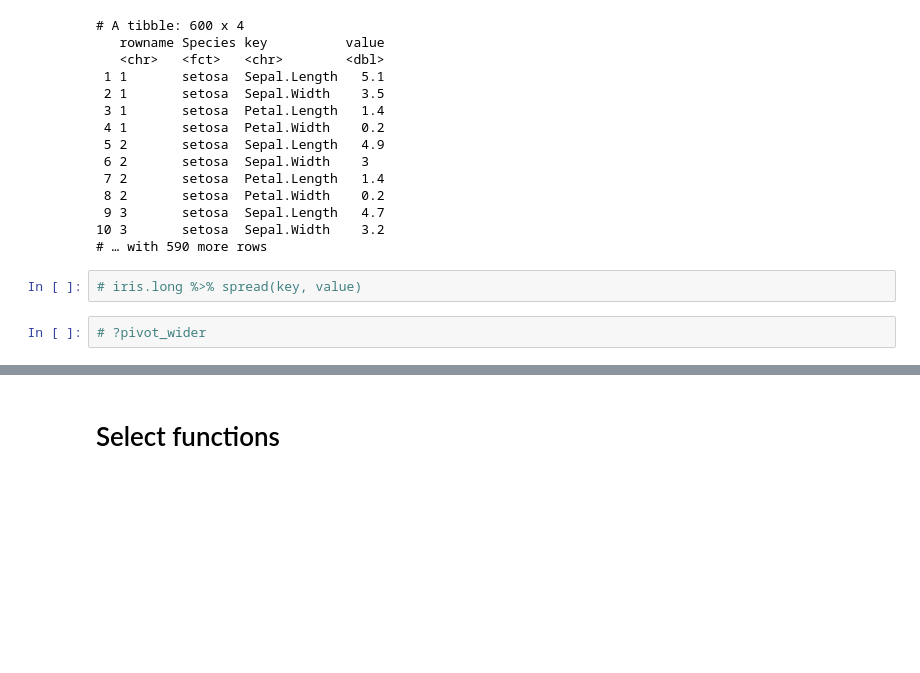
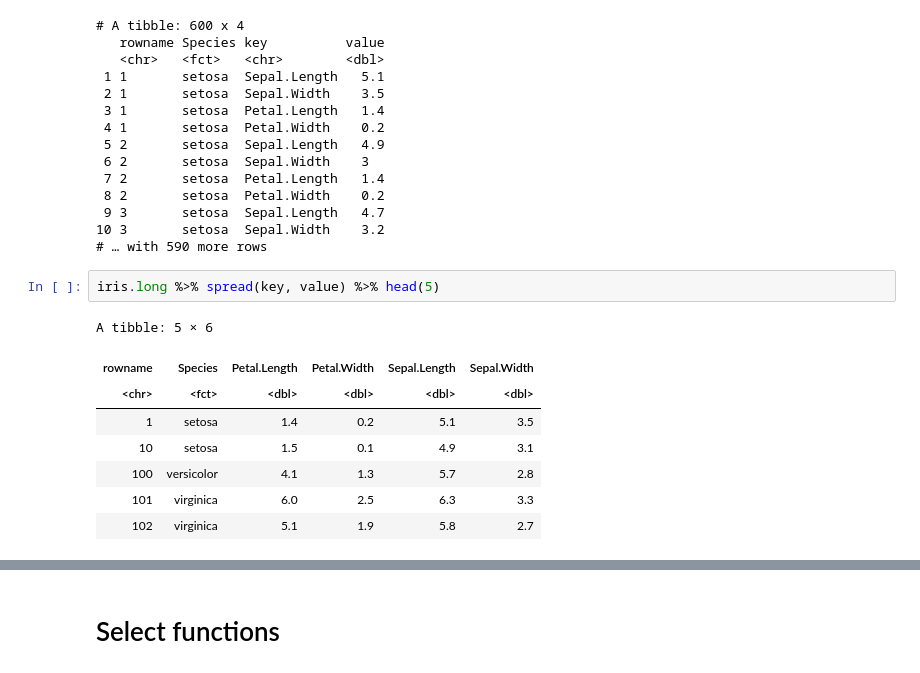
Before and after one commit to the-tanvan/BIOS512, a Jupyter notebook: class-materials/15_lecture_new_pivot_functions.ipynb, the cells around one changed output, grey strips where cells are left out. Cells and saved outputs as stored; diff of their text form; blank space fills up the shorter version.

```diff
--- a/class-materials/15_lecture_new_pivot_functions.ipynb
+++ b/class-materials/15_lecture_new_pivot_functions.ipynb
@@ -87,7 +172,14 @@ iris.long %>% print
 10 3       setosa  Sepal.Width    3.2
 # … with 590 more rows
 # %%
-# iris.long %>% spread(key, value)
+iris.long %>% spread(key, value) %>% head(5)
+# %% [output]
+A tibble: 5 × 6
+| rowname | Species | Petal.Length | Petal.Width | Sepal.Length | Sepal.Width |
+| <chr> | <fct> | <dbl> | <dbl> | <dbl> | <dbl> |
+| 1 | setosa | 1.4 | 0.2 | 5.1 | 3.5 |
+| 10 | setosa | 1.5 | 0.1 | 4.9 | 3.1 |
+| 100 | versicolor | 4.1 | 1.3 | 5.7 | 2.8 |
+| 101 | virginica | 6.0 | 2.5 | 6.3 | 3.3 |
+| 102 | virginica | 5.1 | 1.9 | 5.8 | 2.7 |
-# %%
-# ?pivot_wider
 # %%
```
Also changed, not shown: parts of 14 cells of this notebook, 2 other files.
